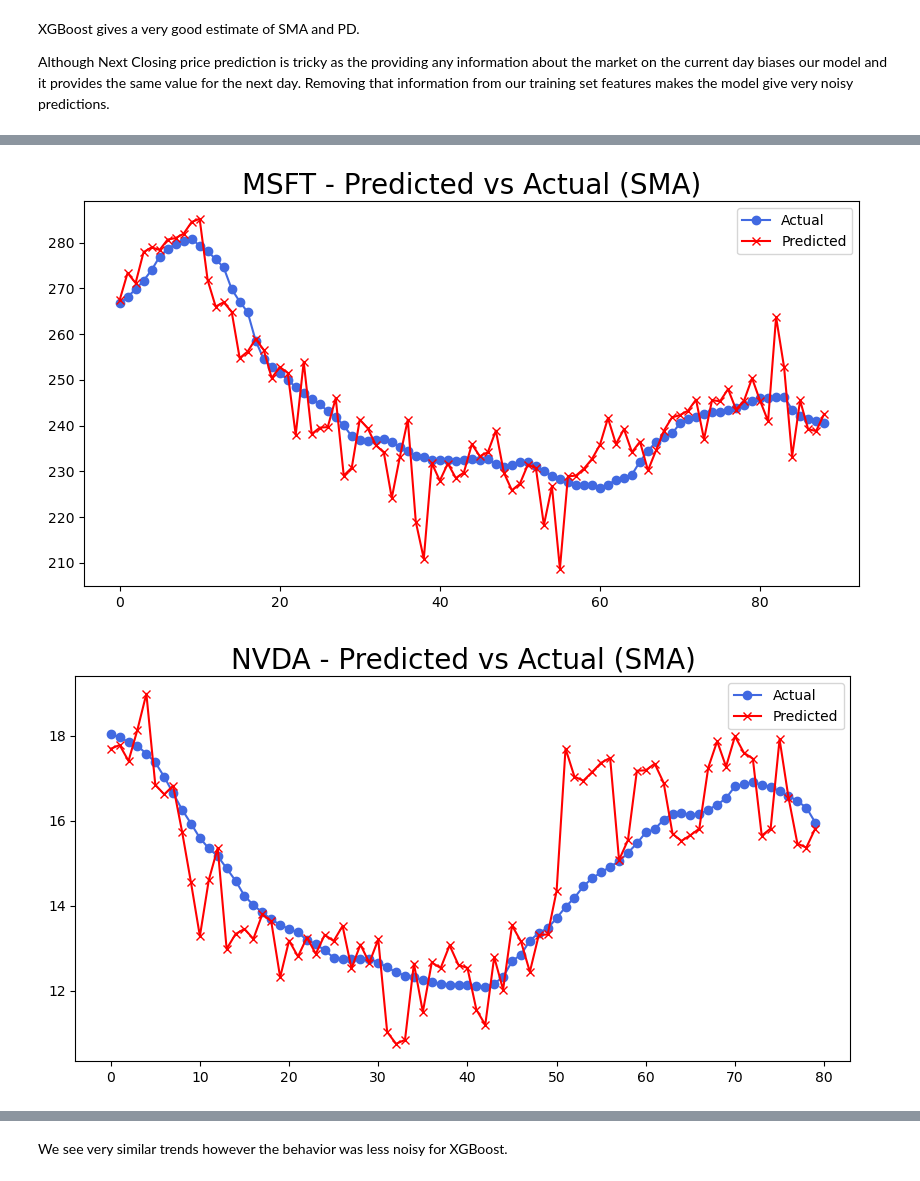
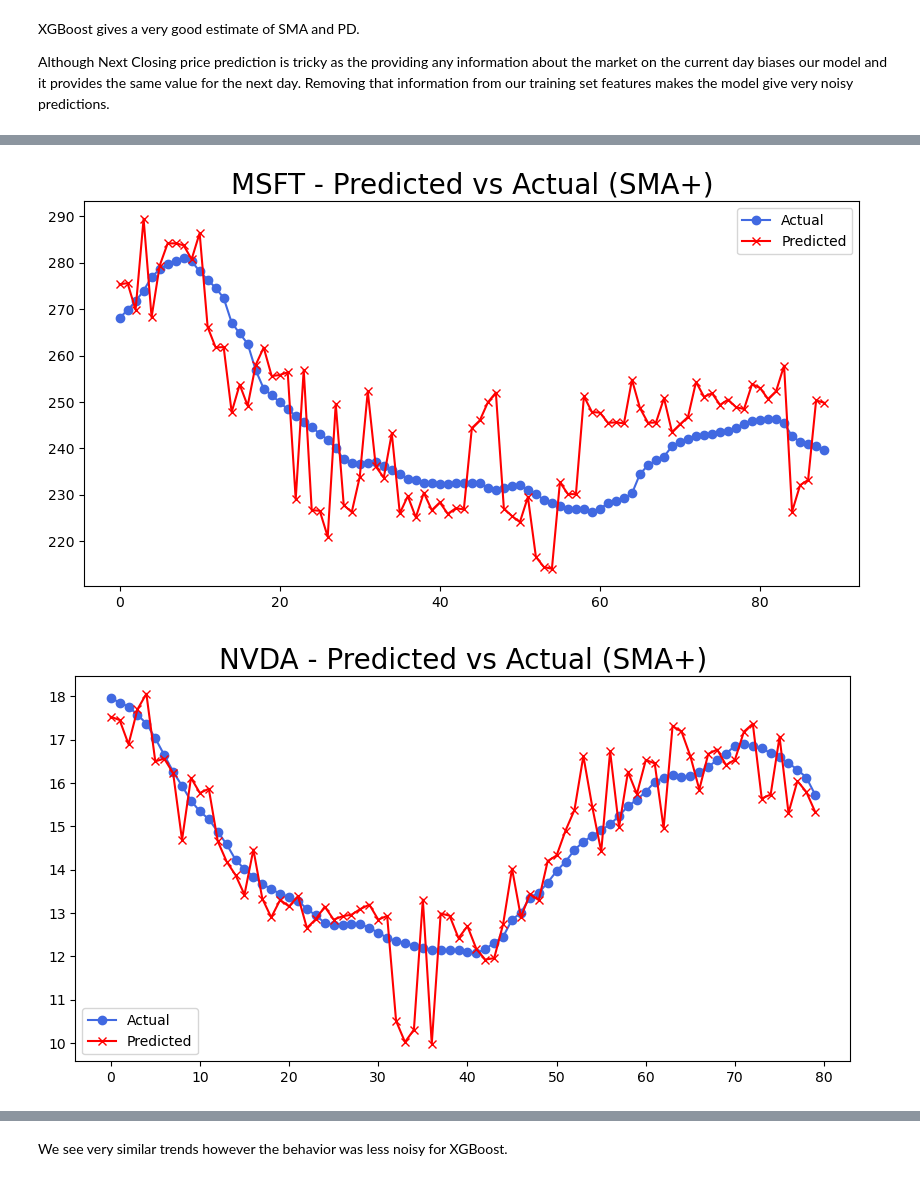
Before and after one commit to rishabhtyagi989/SIGNS_2024, a Jupyter notebook: stock_price_pred_xgb.ipynb, the cells around one changed output, grey strips where cells are left out. Drawn from its saved outputs; the diff is of its cells as text; code cells hidden in the pictures.

```diff
--- a/stock_price_pred_xgb.ipynb
+++ b/stock_price_pred_xgb.ipynb
@@ -124,6 +124,7 @@ def preprocess_and_merge_data(stock_symbols, start_date, end_date, interval):
         df_stock['Log Return'] = np.log(df_stock['Close'] / df_stock['Close'].shift(1))
         df_stock['Volatility'] = df_stock['Log Return'].rolling(window=interval).std()
         df_stock['SMA'] = df_stock['Close'].rolling(window= interval).mean()
+        df_stock['SMA+'] = df_stock['SMA'].shift(-1)
         df_stock['Difference'] = df_stock['Close'].diff()
         df_stock['PD'] = df_stock['Close'].pct_change().shift(-1)*100
         df_stock['Next Day Closing'] = df_stock['Close'].shift(-1)
@@ -183,0 +192,14 @@ Target Variables :
+# %%
+param_grid = {"max_depth":    [4, 6, 8, 10],
+              "n_estimators": [200, 500, 800, 1000, 1200],
+              "learning_rate": [0.01, 0.1, 1]}
+
+print(Xfeatures)
+
+Stock_Features = ['Open', 'Close', 'Volume', 'Log Return', 'RPM', 'Trend', 'Volatility', 'Stock Sentiment', 'News Sentiment']
+Stock_Metrics = ['SMA+', 'PD', 'Next Day Closing']
+Trends = ['Price Movement']
+
+# print(type(stock_data['GOOG']))
+# print(stock_data['GOOG'].shape)
+stock_data['GOOG'][Stock_Features]
@@ -231,15 +270,3 @@ def plot_predictions(results, target):
         plt.title(f'{ticker} - Predicted vs Actual ({target})', fontsize = 20)
         plt.legend()
         plt.show()
-# %%
-
-
-print(Xfeatures)
-
-Stock_Features = ['Open', 'Close', 'Volume', 'Log Return', 'RPM', 'Trend', 'Volatility', 'Stock Sentiment', 'News Sentiment']
-Stock_Metrics = ['SMA', 'PD', 'Next Day Closing']
-Trends = ['Price Movement']
-
-# print(type(stock_data['GOOG']))
-# print(stock_data['GOOG'].shape)
-stock_data['GOOG'][Stock_Features]
@@ -394,4 +394,4 @@ AAPL - MSE: 462.3587
 # %%
-k = 1
+k = 0
 plot_predictions(results_gb[k], Stock_Metrics[k])
 # %% [output]
@@ -399,2 +399,2 @@ plot_predictions(results_gb[k], Stock_Metrics[k])
-[figure, old version]
+[figure, new version]
-[figure, old version]
+[figure, new version]
```
Also changed, not shown: parts of 11 cells of this notebook.
